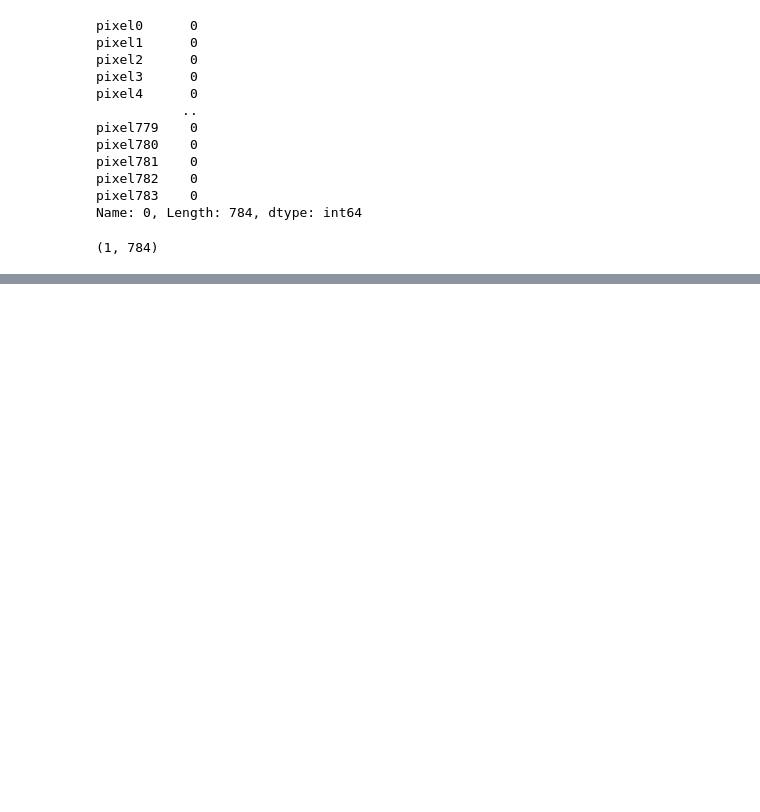
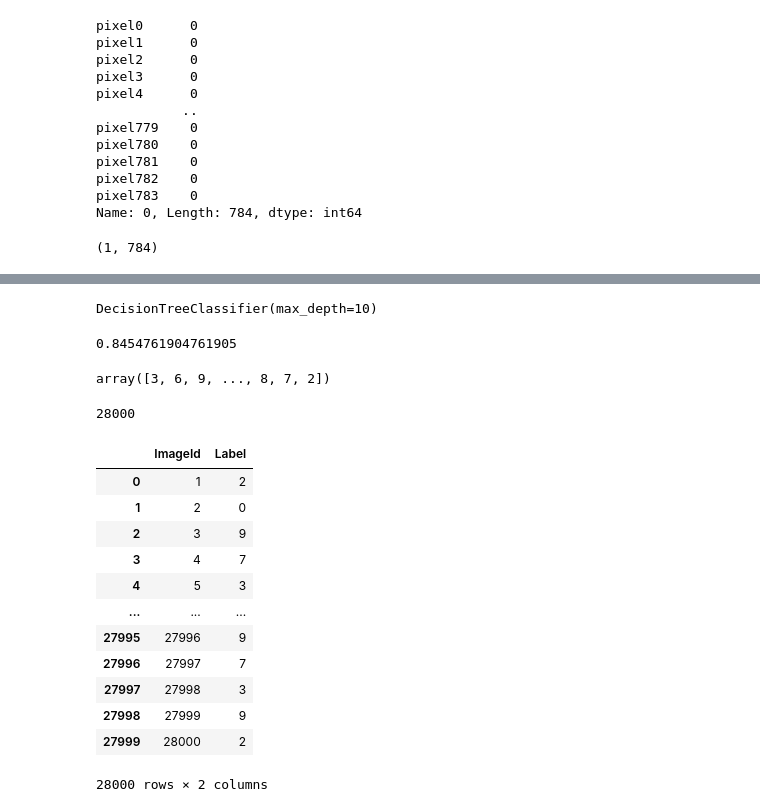
Before and after one commit to Tatiana-ZC/4.Project_Digit_Recognizer, a Jupyter notebook: Digit_Recognizer.ipynb, the cells around one changed output, grey strips where cells are left out. Saved outputs shown, nothing was run; the diff lists cells and outputs as text; code cells hidden in the pictures; blank space fills up the shorter version.

```diff
--- a/Digit_Recognizer.ipynb
+++ b/Digit_Recognizer.ipynb
@@ -451,0 +570,13 @@ array([[0., 0., 1., 0., 0., 0., 0., 0., 0., 0.]], dtype=float32)
+# %%
+tree.fit(train_images, train_labels)
+# %% [output]
+DecisionTreeClassifier(max_depth=10)
+# %%
+pred = tree.predict(test_images) #metricas de classification report
+tree.score(test_images, test_labels)
+# %% [output]
+0.8454761904761905
+# %%
+pred
+# %% [output]
+array([3, 6, 9, ..., 8, 7, 2])
@@ -451,0 +587,20 @@ array([[0., 0., 1., 0., 0., 0., 0., 0., 0., 0.]], dtype=float32)
+# %%
+len(pred)
+# %% [output]
+28000
+# %%
+submission
+# %% [output]
+|  | ImageId | Label |
+| 0 | 1 | 2 |
+| 1 | 2 | 0 |
+| 2 | 3 | 9 |
+| 3 | 4 | 7 |
+| 4 | 5 | 3 |
+| ... | ... | ... |
+| 27995 | 27996 | 9 |
+| 27996 | 27997 | 7 |
+| 27997 | 27998 | 3 |
+| 27998 | 27999 | 9 |
+| 27999 | 28000 | 2 |
+28000 rows × 2 columns
```
Also changed, not shown: parts of 34 cells of this notebook.
